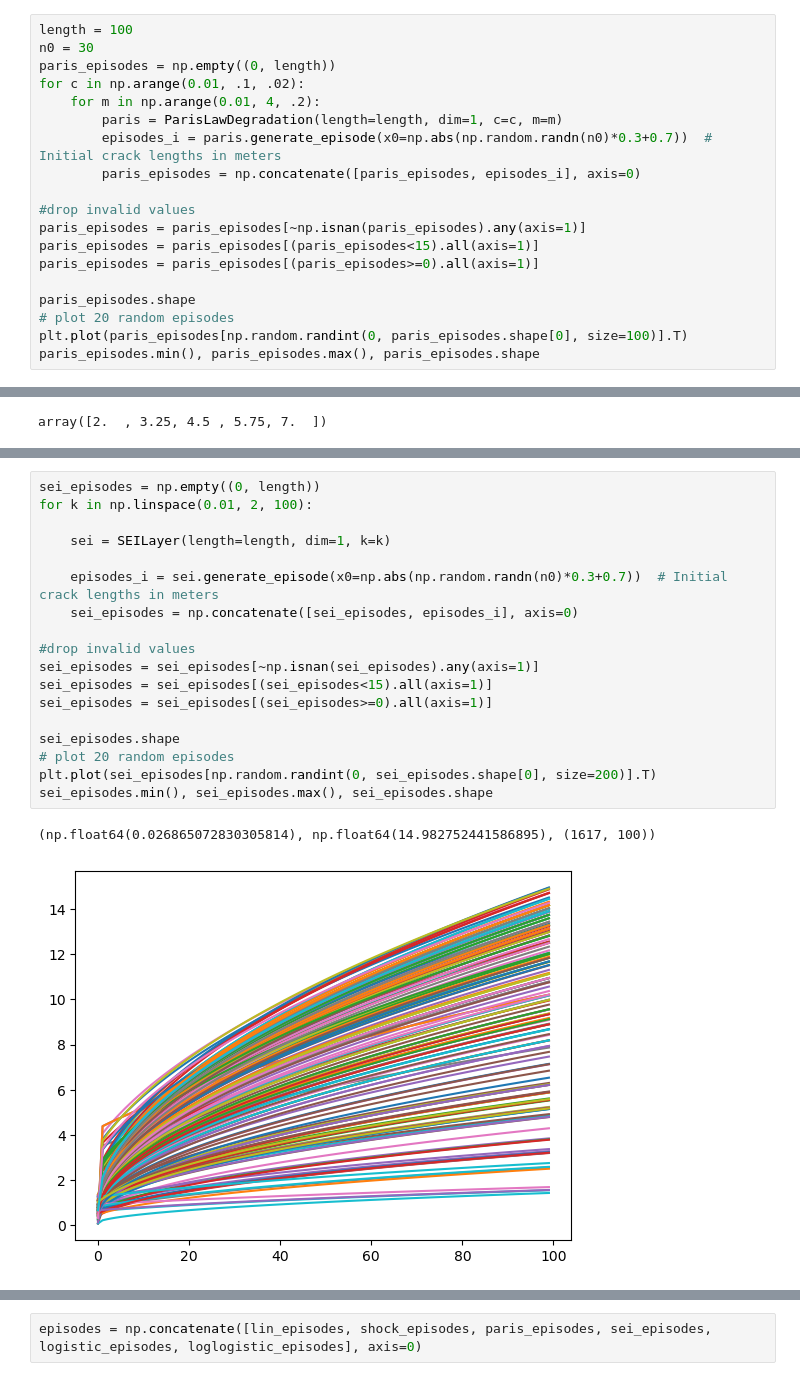
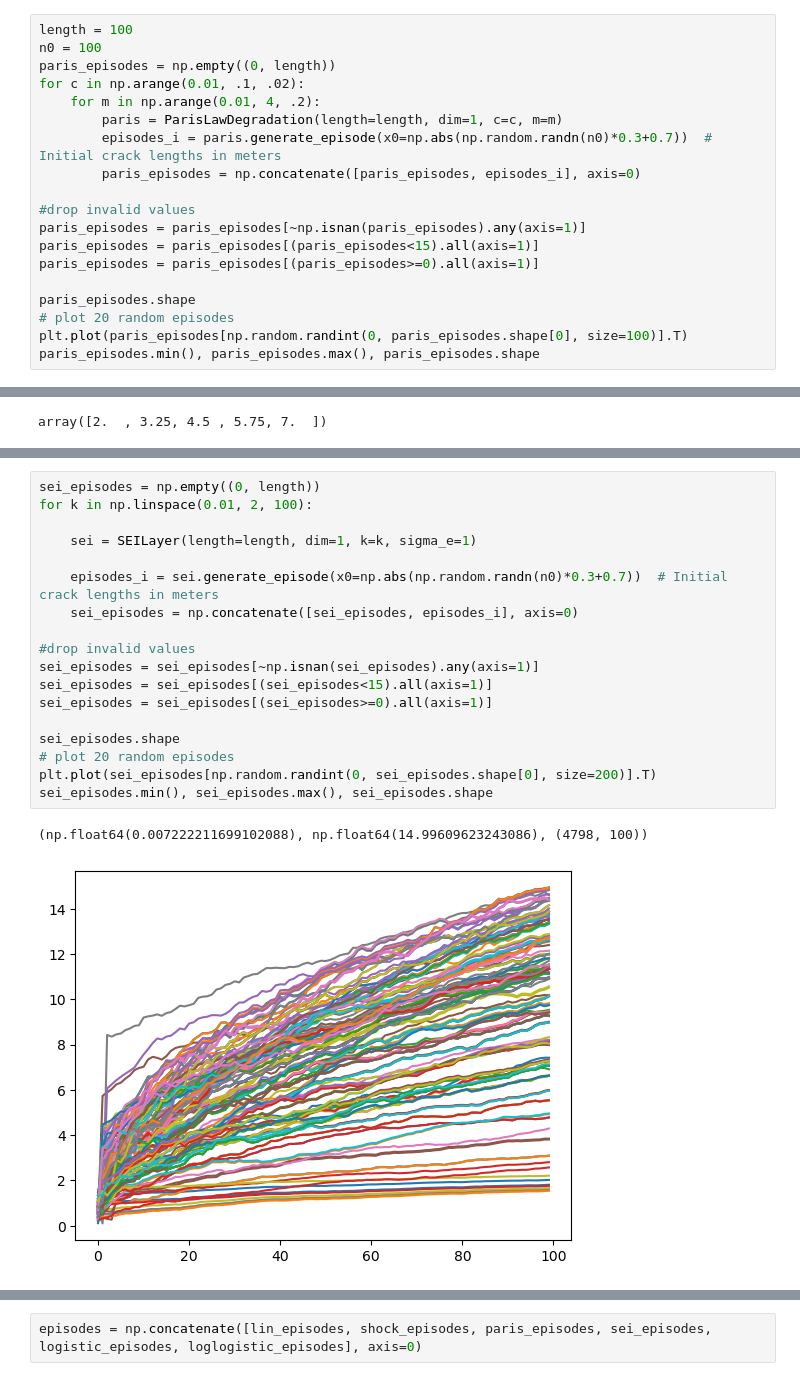
Before and after one commit to seyedasadzadeh/degradation-transformer, a Jupyter notebook: main.ipynb, the cells around one changed output, grey strips where cells are left out. Cells and saved outputs as stored; diff of their text form.

```diff
--- a/main.ipynb
+++ b/main.ipynb
@@ -8,7 +8,7 @@ from src.utils import *
 # Generate data
 # %%
 length = 100
-n0 = 30
+n0 = 100
 paris_episodes = np.empty((0, length))
 for c in np.arange(0.01, .1, .02):
     for m in np.arange(0.01, 4, .2):
@@ -83,24 +89,24 @@ shock_episodes.min(), shock_episodes.max(), shock_episodes.shape
 # %%
 sei_episodes = np.empty((0, length))
 for k in np.linspace(0.01, 2, 100):
 
-    sei = SEILayer(length=length, dim=1, k=k)
+    sei = SEILayer(length=length, dim=1, k=k, sigma_e=1)
 
     episodes_i = sei.generate_episode(x0=np.abs(np.random.randn(n0)*0.3+0.7))  # Initial crack lengths in meters
     sei_episodes = np.concatenate([sei_episodes, episodes_i], axis=0)
 
 #drop invalid values
 sei_episodes = sei_episodes[~np.isnan(sei_episodes).any(axis=1)]
 sei_episodes = sei_episodes[(sei_episodes<15).all(axis=1)]
 sei_episodes = sei_episodes[(sei_episodes>=0).all(axis=1)]
 
 sei_episodes.shape
 # plot 20 random episodes
 plt.plot(sei_episodes[np.random.randint(0, sei_episodes.shape[0], size=200)].T)
 sei_episodes.min(), sei_episodes.max(), sei_episodes.shape
 # %% [output]
-(np.float64(0.026865072830305814), np.float64(14.982752441586895), (1617, 100))
+(np.float64(0.007222211699102088), np.float64(14.99609623243086), (4798, 100))
-[figure, old version]
+[figure, new version]
 # %%
 logistic_episodes = np.empty((0, length))
 for alfa in np.linspace(0.01, .4, 40):
```
Also changed, not shown: parts of 28 cells of this notebook, 13 other files.
